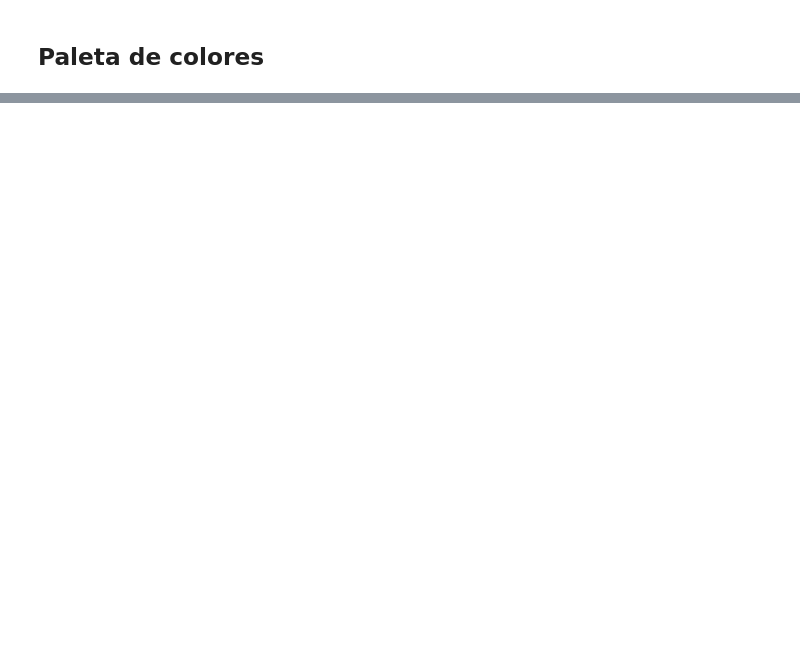
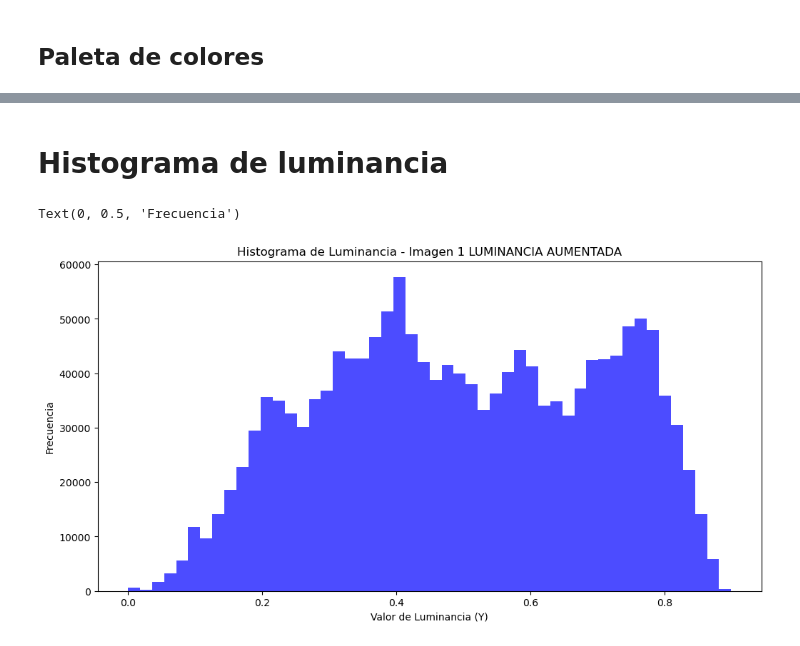
Before and after one commit to paezagustin/Proc_Imagenes, a Jupyter notebook: Ejercicios.ipynb, the cells around one changed output, grey strips where cells are left out. Cells and saved outputs as stored; diff of their text form; code cells hidden in the pictures; blank space fills up the shorter version.

```diff
--- a/Ejercicios.ipynb
+++ b/Ejercicios.ipynb
@@ -119,0 +184,14 @@ La condición -0.5226 < Q' < 0.5226 se cumple.
+# %% [markdown]
+# Histograma de luminancia
+# %%
+plt.figure(figsize=(12, 6))
+#Aumento de luminancia
+yiq_image[:,:,0] = sqrt(yiq_image[:,:,0])
+# Histograma de la imagen 1
+plt.hist(yiq_image[:,:,0].flatten(), bins=50, color='blue', alpha=0.7)
+plt.title('Histograma de Luminancia - Imagen 1 LUMINANCIA AUMENTADA')
+plt.xlabel('Valor de Luminancia (Y)')
+plt.ylabel('Frecuencia')
+# %% [output]
+Text(0, 0.5, 'Frecuencia')
+[figure, added]
```
Also changed, not shown: parts of 19 cells of this notebook, 1 other file.
